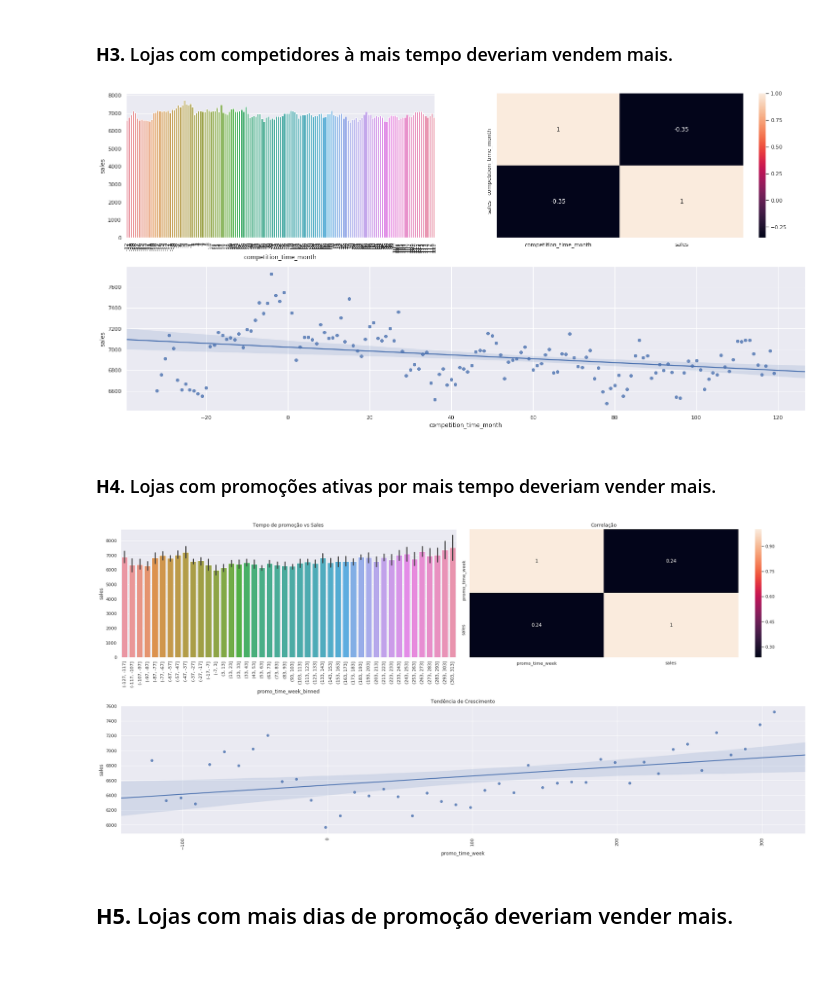
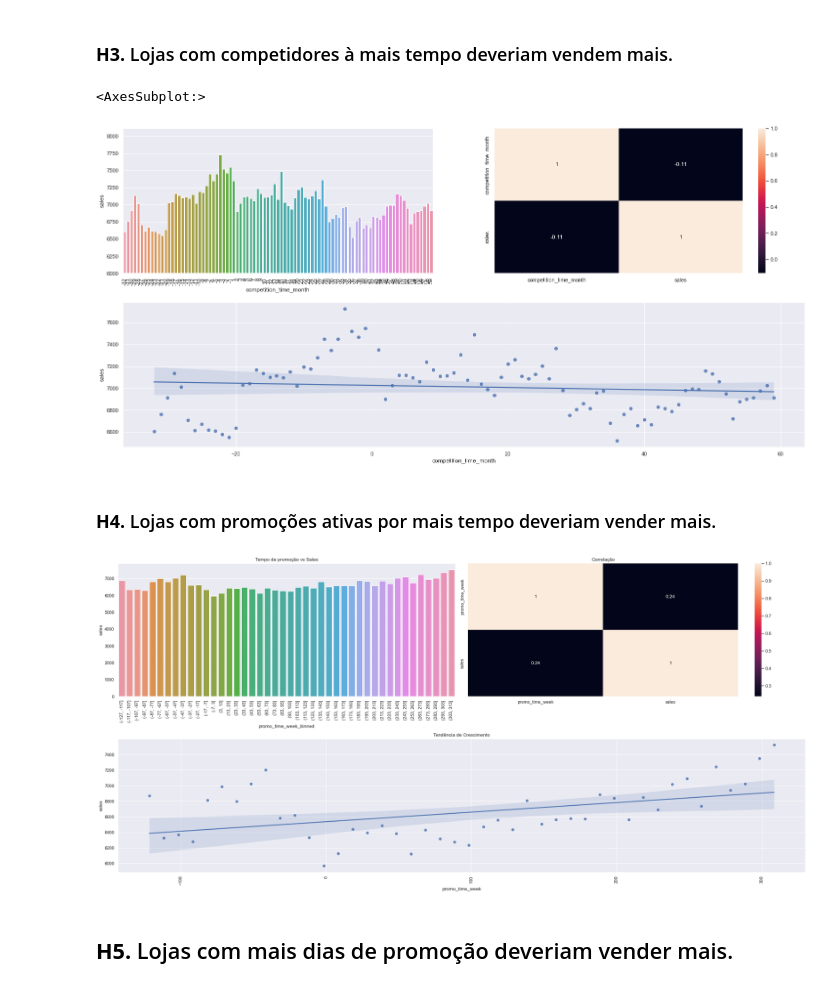
Before and after one commit to ArthurMesquita96/Rossmann-Predict-Sales, a Jupyter notebook: m03_v01_store_sales_predicton.ipynb, the cells around one changed output. Drawn from its saved outputs; the diff is of its cells as text; code cells hidden in the pictures.

```diff
--- a/m03_v01_store_sales_predicton.ipynb
+++ b/m03_v01_store_sales_predicton.ipynb
@@ -377,7 +425,7 @@ df2['month'] = df2['date'].dt.month
 df2['day'] = df2['date'].dt.day
 
 # week of day
-df2['week_of_year'] = df2['date'].dt.weekofyear
+df2['week_of_year'] = df2['date'].dt.isocalendar().week
 
 # year
 df2['year_week'] = df2['date'].dt.strftime('%Y-%W')
@@ -577,18 +641,24 @@ plt.tight_layout()
 # %%
 grid = GridSpec(2,2)
 
 plt.subplot(grid[0,0])
 aux1 = df4[['competition_time_month','sales']].groupby('competition_time_month').mean().reset_index()
-aux2 = aux1[(aux1['competition_time_month'] < 120) & (aux1['competition_time_month'] != 0)]
+aux2 = aux1[(aux1['competition_time_month'] < 60) & (aux1['competition_time_month'] != 0)]
 sns.barplot(x='competition_time_month',y='sales',data=aux2);
 plt.xticks(rotation=90)
+plt.ylim(bottom=6000)
 
 plt.subplot(grid[1,:])
 sns.regplot(x='competition_time_month', y='sales',data=aux2);
 
 plt.subplot(grid[0,1])
-sns.heatmap(aux2.corr(method='pearson'),annot=True);
+# aux1 = df4[['competition_time_month','store']].groupby('competition_time_month').count().reset_index()
+# aux2 = aux1[(aux1['competition_time_month'] < 60) & (aux1['competition_time_month'] != 0)]
+# sns.barplot(x='competition_time_month',y='store',data=aux2);
+# plt.xticks(rotation=90);
+sns.heatmap(aux2.corr(method='pearson'),annot=True)
 # %% [output]
+<AxesSubplot:>
-[figure, old version]
+[figure, new version]
 # %%
 df4.head()
@@ -607,7 +675,7 @@ aux2 = aux1.groupby('promo_time_week_binned').mean().reset_index()
 grid = GridSpec(2,2)
 
 plt.subplot(grid[0,0])
-sns.barplot(x='promo_time_week_binned', y='sales', data=aux1);
+sns.barplot(x='promo_time_week_binned', y='sales', data=aux2);
 plt.title('Tempo de promoção vs Sales')
 plt.xticks(rotation=90);
 plt.tight_layout()
@@ -623,7 +691,7 @@ sns.heatmap(aux1.corr(method='pearson'),annot=True);
 plt.title('Correlação')
 plt.tight_layout()
 # %% [output]
-[figure, old version]
+[figure, new version]
 # %%
 aux1
 # %%
```
Also changed, not shown: parts of 33 cells of this notebook.
